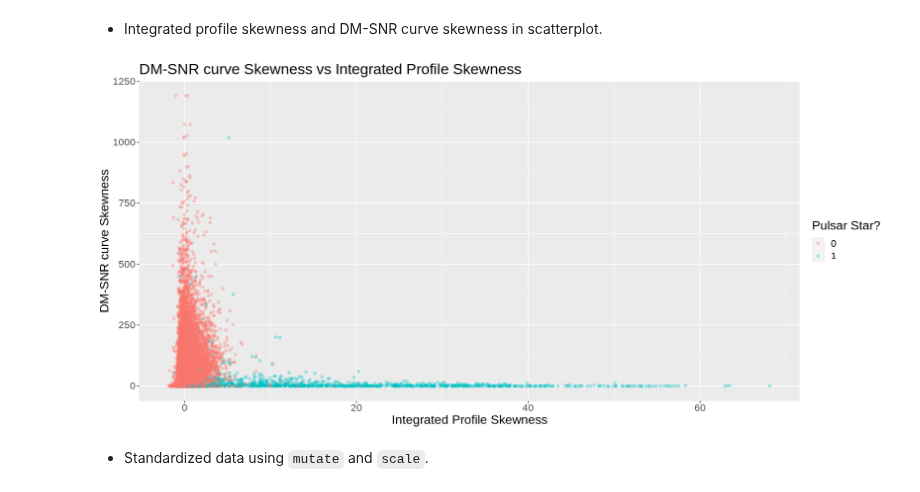
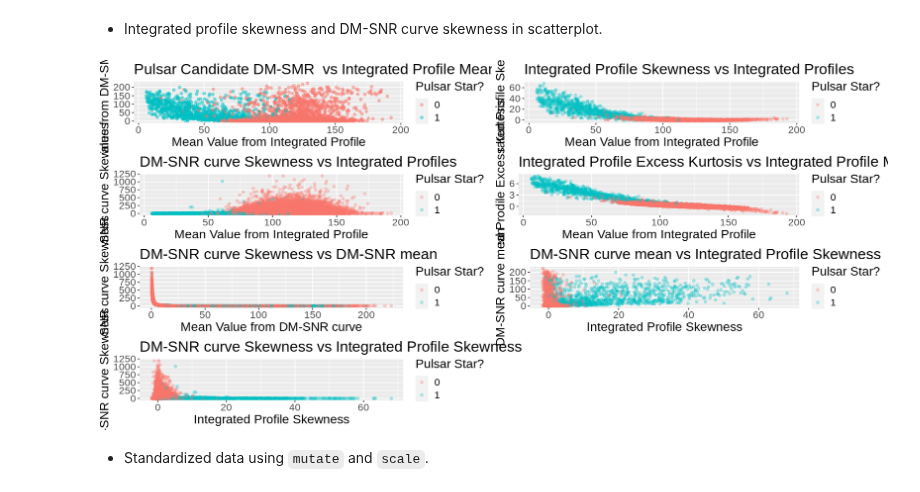
Before and after one commit to rosalieytz/dsci-100-2023w2-group10, a Jupyter notebook: Proposal.ipynb, the cells around one changed output. Cells and saved outputs as stored; diff of their text form; code cells hidden in the pictures.

Commit message:
assigned visualizations to objects and plotted them together using cowplot. results are upsetting but im leaving as is for now

```diff
--- a/Proposal.ipynb
+++ b/Proposal.ipynb
@@ -155,7 +151,7 @@ ggplot(star_training_data, aes(x = integrated_profile_mean, y = dm_snr_curve_ske
 # %% [markdown]
 - Integrated Profile Excess Kurtosis vs Integrated Profile Mean
 # %%
-ggplot(star_training_data, aes(x = integrated_profile_mean, y = integrated_profile_excess_kurtosis,
+plot_4 <- ggplot(star_training_data, aes(x = integrated_profile_mean, y = integrated_profile_excess_kurtosis,
                          color = is_pulsar_star)) +
     geom_point(alpha=0.3) +
     labs(x = "Mean Value from Integrated Profile",
@@ -181,7 +173,7 @@ ggplot(star_training_data, aes(x = dm_snr_curve_excess_kurtosis, y = integrated_
 # %% [markdown]
 - DM-SNR curve mean and skewness in scatterplot.
 # %%
-ggplot(star_training_data, aes(x = dm_snr_curve_mean, y = dm_snr_curve_skewness,
+plot_5 <- ggplot(star_training_data, aes(x = dm_snr_curve_mean, y = dm_snr_curve_skewness,
                          color = is_pulsar_star)) +
     geom_point(alpha=0.3) +
     labs(x = "Mean Value from DM-SNR curve",
@@ -194,7 +184,7 @@ ggplot(star_training_data, aes(x = dm_snr_curve_mean, y = dm_snr_curve_skewness,
 # %% [markdown]
 - Integrated profile skewness and DM-SNR curve mean in scatterplot.
 # %%
-ggplot(star_training_data, aes(x = integrated_profile_skewness, y = dm_snr_curve_mean,
+ plot_6 <- ggplot(star_training_data, aes(x = integrated_profile_skewness, y = dm_snr_curve_mean,
                          color = is_pulsar_star)) +
     geom_point(alpha=0.3) +
     labs(x = "Integrated Profile Skewness",
@@ -207,7 +195,7 @@ ggplot(star_training_data, aes(x = integrated_profile_skewness, y = dm_snr_curve
 # %% [markdown]
 - Integrated profile skewness and DM-SNR curve skewness in scatterplot.
 # %%
-ggplot(star_training_data, aes(x = integrated_profile_skewness, y = dm_snr_curve_skewness,
+plot_7 <- ggplot(star_training_data, aes(x = integrated_profile_skewness, y = dm_snr_curve_skewness,
                          color = is_pulsar_star)) +
     geom_point(alpha=0.3) +
     labs(x = "Integrated Profile Skewness",
@@ -215,8 +203,10 @@ ggplot(star_training_data, aes(x = integrated_profile_skewness, y = dm_snr_curve
          color = "Pulsar Star?") +
     ggtitle("DM-SNR curve Skewness vs Integrated Profile Skewness") +
     theme(text = element_text(size = 17))
-# %% [output]
-[figure, removed]
+# %%
+plot_grid(plot_1,plot_2,plot_3,plot_4,plot_5,plot_6,plot_7, ncol = 2)
+# %% [output]
+[figure, added]
 # %% [markdown]
 - Standardized data using `mutate` and `scale`.
 # %%
```
Also changed, not shown: parts of 8 cells of this notebook.
